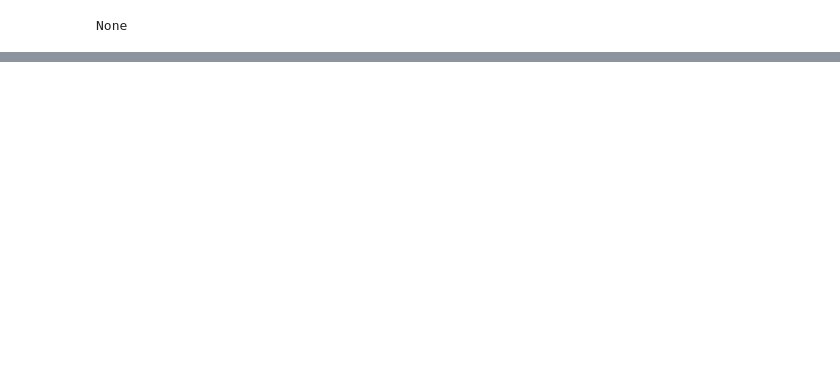
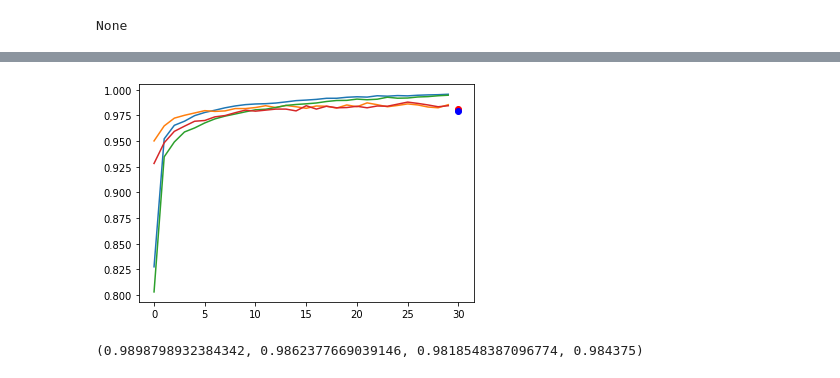
Before and after one commit to SYYoung/MIT, a Jupyter notebook: Machine Learning/week3_test2.ipynb, the cells around one changed output, grey strips where cells are left out. Cells and saved outputs as stored; diff of their text form; code cells hidden in the pictures; blank space fills up the shorter version.

```diff
--- a/Machine Learning/week3_test2.ipynb
+++ b/Machine Learning/week3_test2.ipynb
@@ -197,0 +233,19 @@ import torchvision
+# %%
+train_accuracies_first =  [0.8275411476868327, 0.9521241103202847, 0.9653024911032029, 0.9692782473309609, 0.9747275355871886, 0.9778136120996441, 0.9800100088967971, 0.9823454181494662, 0.9841525800711743, 0.9854314946619217, 0.9860709519572953, 0.9863489768683275, 0.9869884341637011, 0.9881005338078291, 0.9893238434163701, 0.9898798932384342, 0.990547153024911, 0.9916036476868327, 0.991631450177936, 0.9926045373665481, 0.9930771797153025, 0.9927713523131673, 0.9940780693950177, 0.9936610320284698, 0.994244884341637, 0.993966859430605, 0.9945785142348754, 0.9949121441281139, 0.9951067615658363, 0.9955516014234875]
+train_accuracies_second =  [0.8031027580071174, 0.9346363434163701, 0.9490936387900356, 0.9588245106761566, 0.9627446619217082, 0.9676100978647687, 0.9715580516014235, 0.9742548932384342, 0.9763122775800712, 0.9784252669039146, 0.9804270462633452, 0.9809830960854092, 0.9826512455516014, 0.9846808274021353, 0.9855705071174378, 0.9862377669039146, 0.9870440391459074, 0.988489768683274, 0.9894628558718861, 0.9895740658362989, 0.990825177935943, 0.9901857206405694, 0.9907139679715302, 0.9926601423487544, 0.9916870551601423, 0.9918816725978647, 0.9928825622775801, 0.9932439946619217, 0.9940780693950177, 0.9946063167259787]
+valid_accuracies_first =  [0.9501008064516129, 0.9647177419354839, 0.9722782258064516, 0.9750504032258065, 0.9773185483870968, 0.9795866935483871, 0.9788306451612904, 0.9793346774193549, 0.9816028225806451, 0.9816028225806451, 0.9826108870967742, 0.984375, 0.9826108870967742, 0.9846270161290323, 0.983366935483871, 0.9818548387096774, 0.9841229838709677, 0.9838709677419355, 0.9821068548387096, 0.9851310483870968, 0.983366935483871, 0.9871471774193549, 0.985383064516129, 0.983366935483871, 0.9846270161290323, 0.9861391129032258, 0.9851310483870968, 0.9831149193548387, 0.9823588709677419, 0.985383064516129]
+valid_accuracies_second =  [0.9281754032258065, 0.9483366935483871, 0.9594254032258065, 0.9644657258064516, 0.9692540322580645, 0.9700100806451613, 0.9735383064516129, 0.9747983870967742, 0.977570564516129, 0.9800907258064516, 0.9790826612903226, 0.9800907258064516, 0.9810987903225806, 0.9810987903225806, 0.9793346774193549, 0.984375, 0.9810987903225806, 0.9838709677419355, 0.9823588709677419, 0.9826108870967742, 0.9838709677419355, 0.9823588709677419, 0.9841229838709677, 0.9838709677419355, 0.9858870967741935, 0.9879032258064516, 0.9866431451612904, 0.9851310483870968, 0.983366935483871, 0.984375]
+# %%
+plt.plot(train_accuracies_first)
+plt.plot(valid_accuracies_first)
+plt.plot(train_accuracies_second)
+plt.plot(valid_accuracies_second)
+plt.plot(30, 0.9813, 'ro')
+plt.plot(30, 0.979, 'bo')
+plt.show()
+# %% [output]
+[figure, added]
+# %%
+train_accuracies_first[15], train_accuracies_second[15], valid_accuracies_first[15], valid_accuracies_second[15]
+# %% [output]
+(0.9898798932384342, 0.9862377669039146, 0.9818548387096774, 0.984375)
```
Also changed, not shown: parts of 34 cells of this notebook, 8 other files.
